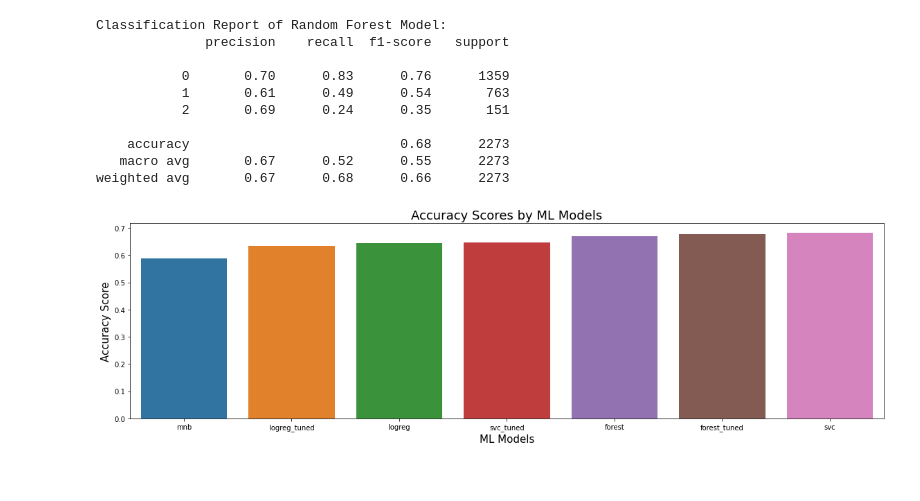
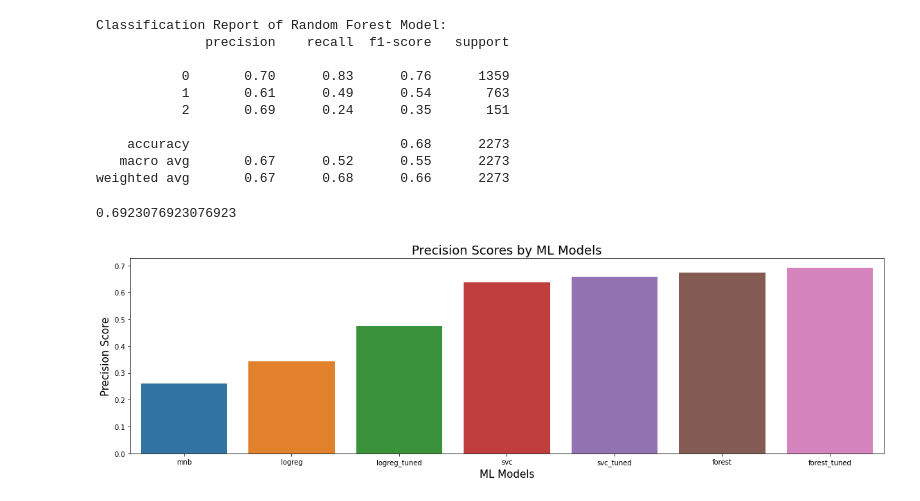
Before and after one commit to VolhaP87/Twitter_Sentiment_Analysis, a Jupyter notebook: Untitled.ipynb, the cells around one changed output. Drawn from its saved outputs; the diff is of its cells as text; code cells hidden in the pictures.

Commit message:
Plot Precisions of Negatives

```diff
--- a/Untitled.ipynb
+++ b/Untitled.ipynb
@@ -815,10 +830,10 @@ plot_confusion_matrix(forest, X_test_vectorized, y_test);
 # %% [output]
 [figure]
 # %%
-preds = forest.predict(X_test_vectorized)
+forest_preds = forest.predict(X_test_vectorized)
 
 print('Classification Report of Random Forest Model:')
-print(classification_report(y_test, preds))
+print(classification_report(y_test, forest_preds))
 # %% [output]
 Classification Report of Random Forest Model:
               precision    recall  f1-score   support
@@ -830,3 +845,7 @@ Classification Report of Random Forest Model:
     accuracy                           0.67      2273
    macro avg       0.66      0.52      0.55      2273
 weighted avg       0.66      0.67      0.66      2273
+# %%
+forest_precision_score = precision_score(y_test, forest_preds, average=None)
+forest_precision_score = forest_precision_score[2]
+forest_precision_score
@@ -868,10 +889,10 @@ plot_confusion_matrix(forest_tuned, X_test_vectorized, y_test);
 # %% [output]
 [figure]
 # %%
-preds = forest_tuned.predict(X_test_vectorized)
+forest_tuned_preds = forest_tuned.predict(X_test_vectorized)
 
 print('Classification Report of Random Forest Model:')
-print(classification_report(y_test, preds))
+print(classification_report(y_test, forest_tuned_preds))
 # %% [output]
 Classification Report of Random Forest Model:
               precision    recall  f1-score   support
@@ -883,30 +904,36 @@ Classification Report of Random Forest Model:
     accuracy                           0.68      2273
    macro avg       0.67      0.52      0.55      2273
 weighted avg       0.67      0.68      0.66      2273
+# %%
+forest_tuned_precision_score = precision_score(y_test, forest_tuned_preds, average=None)
+forest_tuned_precision_score = forest_tuned_precision_score[2]
+forest_tuned_precision_score
+# %% [output]
+0.6923076923076923
 # %%
 # Plot the graph with the best recall scores for different models
-acc_mnb = mnb.score(X_test_vectorized, y_test)
-acc_logreg = logreg.score(X_test_vectorized, y_test)
-acc_logreg_tuned = logreg_tuned.score(X_test_vectorized, y_test)
-acc_svc = svc.score(X_test_vectorized, y_test)
-acc_svc_tuned = svc_tuned.score(X_test_vectorized, y_test)
-acc_forest = forest.score(X_test_vectorized, y_test)
-acc_forest_tuned = forest_tuned.score(X_test_vectorized, y_test)
+prec_mnb = mnb_precision_score
+prec_logreg = logreg_precision_score
+prec_logreg_tuned = logreg_tuned_precision_score
+prec_svc = svc_precision_score
+prec_svc_tuned = svc_tuned_precision_score
+prec_forest = forest_precision_score
+prec_forest_tuned = forest_tuned_precision_score
 
-accuracy = [acc_mnb, acc_logreg, acc_logreg_tuned, acc_svc, acc_svc_tuned,
-            acc_forest, acc_forest_tuned]
+precision = [prec_mnb, prec_logreg, prec_logreg_tuned, prec_svc, prec_svc_tuned,
+            prec_forest, prec_forest_tuned]
 models = ['mnb', 'logreg', 'logreg_tuned', 'svc', 'svc_tuned',
           'forest', 'forest_tuned']
-accuracy_score = [round(num, 3) for num in accuracy]
+precision_score = [round(num, 3) for num in precision]
 
-df_accuracy = pd.DataFrame({'models': models, 'accuracy': accuracy_score}).sort_values(
-    'accuracy', ascending=True)
+df_precision = pd.DataFrame({'models': models, 'precision': precision_score}).sort_values(
+    'precision', ascending=True)
 plt.figure(figsize=(16,5))
-sns.barplot(x='models', y='accuracy', data=df_accuracy)
+sns.barplot(x='models', y='precision', data=df_precision)
 plt.xlabel("ML Models", size=15)
-plt.ylabel("Accuracy Score", size=15)
-plt.title("Accuracy Scores by ML Models", size=18)
+plt.ylabel("Precision Score", size=15)
+plt.title("Precision Scores by ML Models", size=18)
 plt.tight_layout()
-plt.savefig("accuracy.png", dpi=100)
+plt.savefig("precision.png", dpi=100)
 # %% [output]
-[figure, old version]
+[figure, new version]
```
Also changed, not shown: parts of 10 cells of this notebook.
